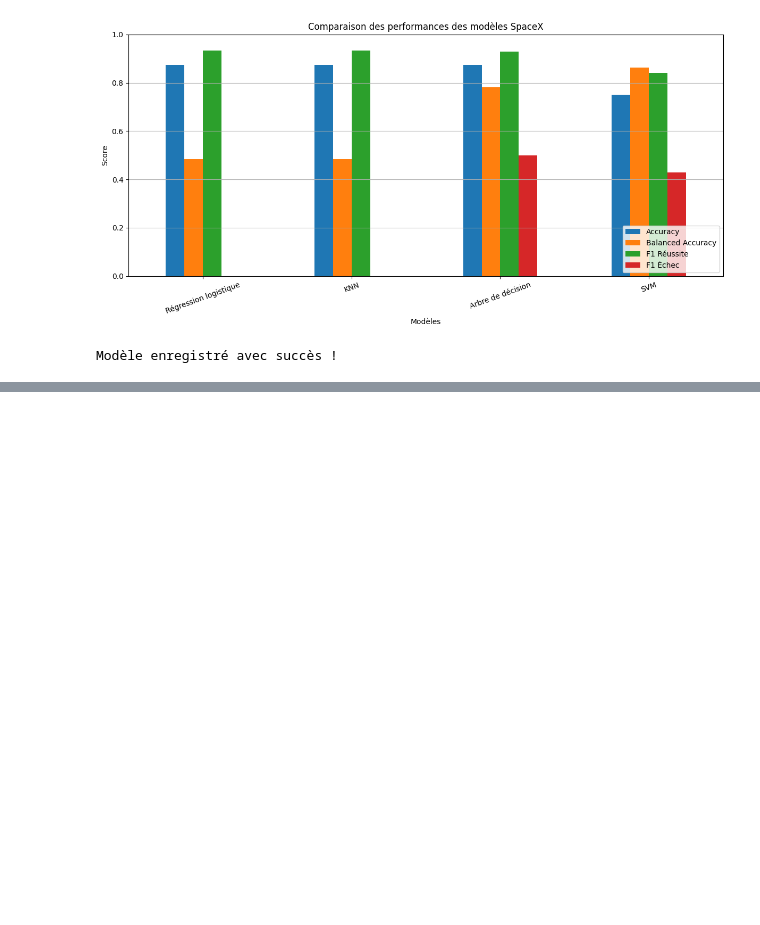
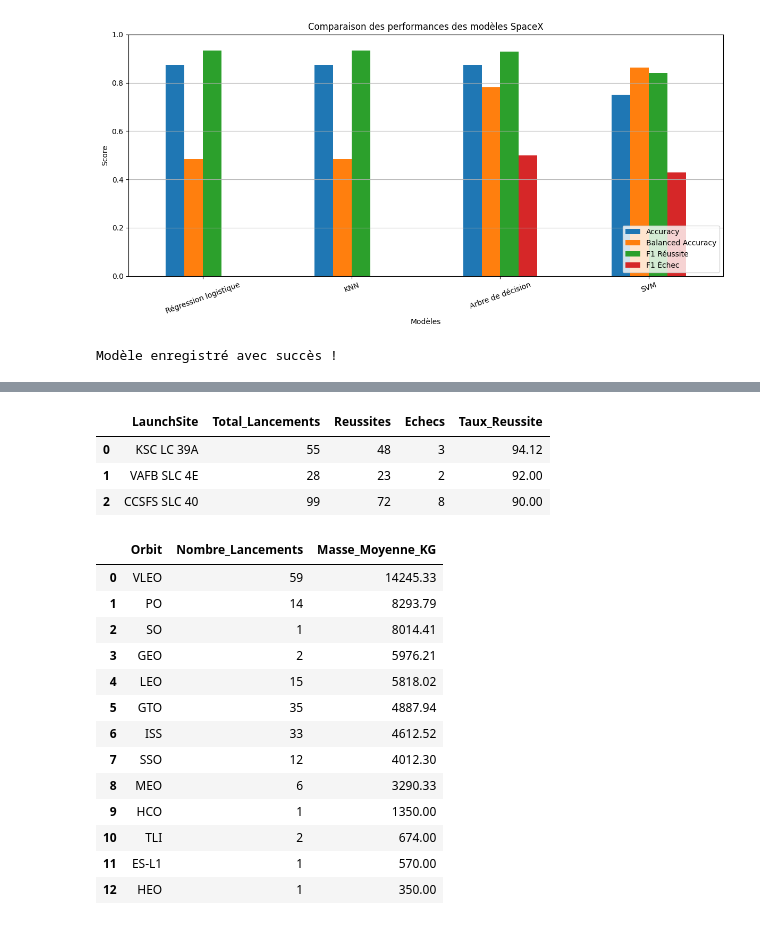
Before and after one commit to franck2908/IBM-Applied-Data-Science-Capstone, a Jupyter notebook: 01_data_collection.ipynb, the cells around one changed output, grey strips where cells are left out. Cells and saved outputs as stored; diff of their text form; code cells hidden in the pictures; blank space fills up the shorter version.

```diff
--- a/01_data_collection.ipynb
+++ b/01_data_collection.ipynb
@@ -1183,0 +1549,16 @@ Modèle enregistré avec succès !
+# %%
+import sqlite3
+import pandas as pd
+
+conn = sqlite3.connect(":memory:")
+
+df.to_sql("SPACEX", conn, if_exists="replace", index=False)
+
+cursor = conn.cursor()
+
+cursor.execute("""
+    SELECT COUNT(*)
+    FROM SPACEX
+""")
+
+print("Nombre de lignes dans la table SPACEX :", cursor.fetchone()[0])
@@ -1183,0 +1583,51 @@ Modèle enregistré avec succès !
+# %%
+query = """
+SELECT
+    LaunchSite,
+    COUNT(*) AS Total_Lancements,
+    SUM(CASE WHEN LandingSuccess = 1 THEN 1 ELSE 0 END) AS Reussites,
+    SUM(CASE WHEN LandingSuccess = 0 THEN 1 ELSE 0 END) AS Echecs,
+    ROUND(
+        100.0 * SUM(CASE WHEN LandingSuccess = 1 THEN 1 ELSE 0 END) /
+        NULLIF(SUM(CASE WHEN LandingSuccess IN (0, 1) THEN 1 ELSE 0 END), 0),
+        2
+    ) AS Taux_Reussite
+FROM SPACEX
+GROUP BY LaunchSite
+ORDER BY Taux_Reussite DESC;
+"""
+
+pd.read_sql_query(query, conn)
+# %% [output]
+|  | LaunchSite | Total_Lancements | Reussites | Echecs | Taux_Reussite |
+| 0 | KSC LC 39A | 55 | 48 | 3 | 94.12 |
+| 1 | VAFB SLC 4E | 28 | 23 | 2 | 92.00 |
+| 2 | CCSFS SLC 40 | 99 | 72 | 8 | 90.00 |
+# %%
+query = """
+SELECT
+    Orbit,
+    COUNT(*) AS Nombre_Lancements,
+    ROUND(AVG(PayloadMass), 2) AS Masse_Moyenne_KG
+FROM SPACEX
+WHERE PayloadMass IS NOT NULL
+GROUP BY Orbit
+ORDER BY Masse_Moyenne_KG DESC;
+"""
+
+pd.read_sql_query(query, conn)
+# %% [output]
+|  | Orbit | Nombre_Lancements | Masse_Moyenne_KG |
+| 0 | VLEO | 59 | 14245.33 |
+| 1 | PO | 14 | 8293.79 |
+| 2 | SO | 1 | 8014.41 |
+| 3 | GEO | 2 | 5976.21 |
+| 4 | LEO | 15 | 5818.02 |
+| 5 | GTO | 35 | 4887.94 |
+| 6 | ISS | 33 | 4612.52 |
+| 7 | SSO | 12 | 4012.30 |
+| 8 | MEO | 6 | 3290.33 |
+| 9 | HCO | 1 | 1350.00 |
+| 10 | TLI | 2 | 674.00 |
+| 11 | ES-L1 | 1 | 570.00 |
+| 12 | HEO | 1 | 350.00 |
```
Also changed, not shown: parts of 14 cells of this notebook.
